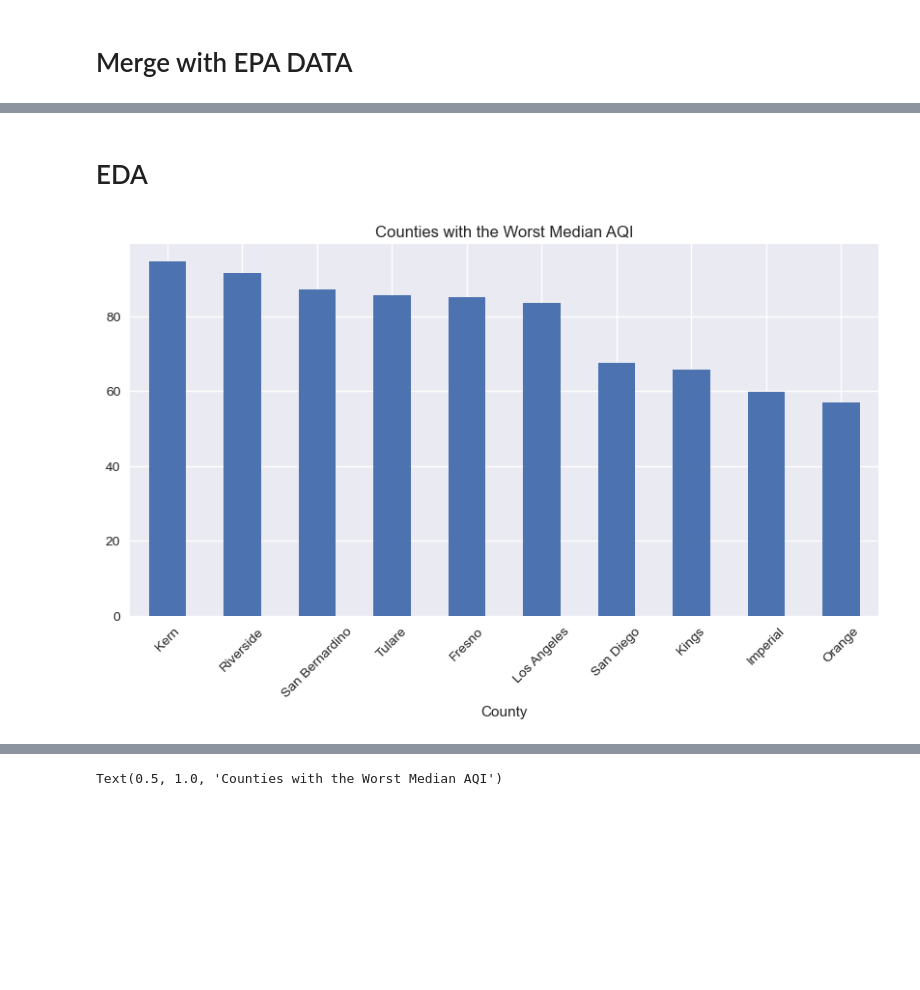
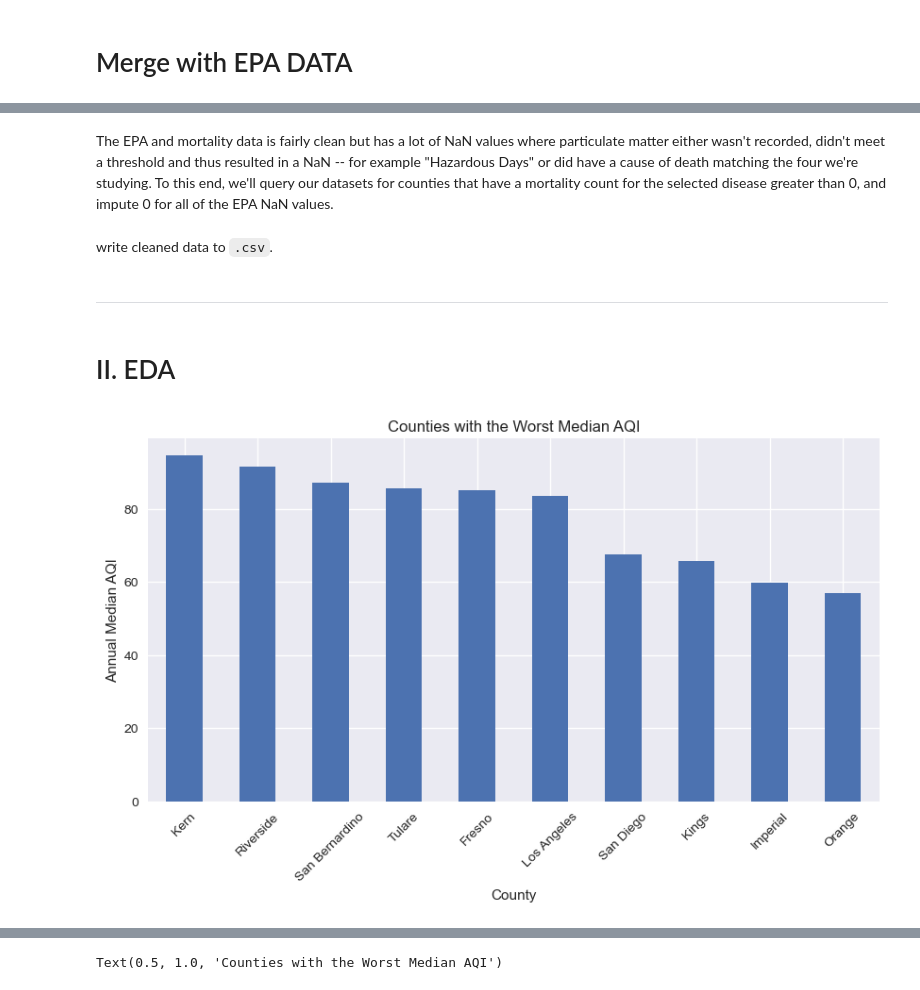
Before and after one commit to ralatorr/project_4, a Jupyter notebook: alexspradling.ipynb, the cells around one changed output, grey strips where cells are left out. Saved outputs shown, nothing was run; the diff lists cells and outputs as text; code cells hidden in the pictures; blank space fills up the shorter version.

```diff
--- a/alexspradling.ipynb
+++ b/alexspradling.ipynb
@@ -176,0 +339,2 @@ heart_disease = heart_disease.query('Count > 0')
+# %% [markdown]
+The EPA and mortality data is fairly clean but has a lot of NaN values where particulate matter either wasn't recorded, didn't meet a threshold and thus resulted in a NaN -- for example "Hazardous Days" or did have a cause of death matching the four we're studying. To this end, we'll query our datasets for counties that have a mortality count for the selected disease greater than 0, and impute 0 for all of the EPA NaN values.
@@ -188,22 +366,28 @@ pneumonia.fillna(0, inplace=True)
 
 # heart disease
 heart_disease.fillna(0, inplace=True)
+# %% [markdown]
+write cleaned data to `.csv`.
 # %%
 # write cld, can, pneumonia, and heart_disease to csv
 cld.to_csv('merged_mortality_epa_data/cld.csv', index=False)
 can.to_csv('merged_mortality_epa_data/can.csv', index=False)
 pneumonia.to_csv('merged_mortality_epa_data/pneumonia.csv', index=False)
 heart_disease.to_csv('merged_mortality_epa_data/heart_disease.csv', index=False)
+# %% [markdown]
+---
 # %% [markdown]
-# EDA
+# II. EDA
 # %%
 # matplotlib style
 plt.style.use('seaborn')
 # %%
-# counties with the most unhealthy days
+# counties with the most unhealthy days by Median AQI
 counties_worst_air_qual = ca_df.groupby('County')['Median AQI'].mean().sort_values(ascending=False).head(10)
 
+# plot
 counties_worst_air_qual.plot(kind='bar', figsize=(10, 5), title='Counties with the Worst Median AQI')
+plt.ylabel('Annual Median AQI')
 plt.xticks(rotation=45);
 # %% [output]
-[figure, old version]
+[figure, new version]
```
Also changed, not shown: parts of 39 cells of this notebook, 2 other files.
